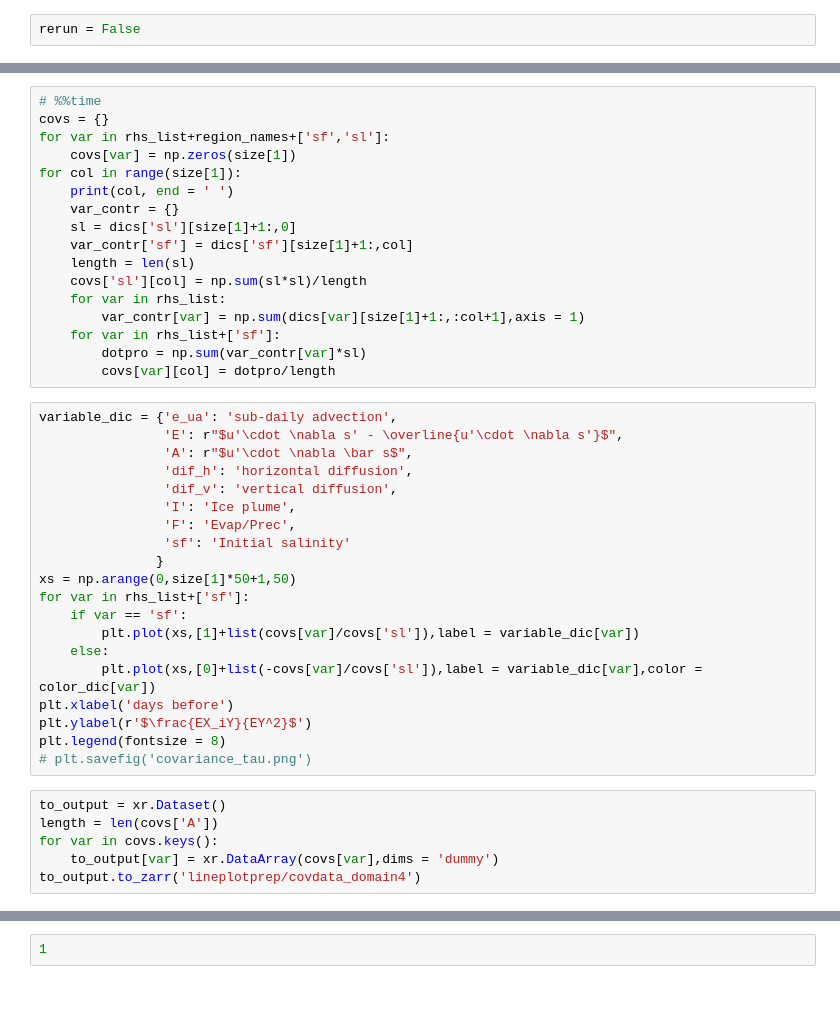
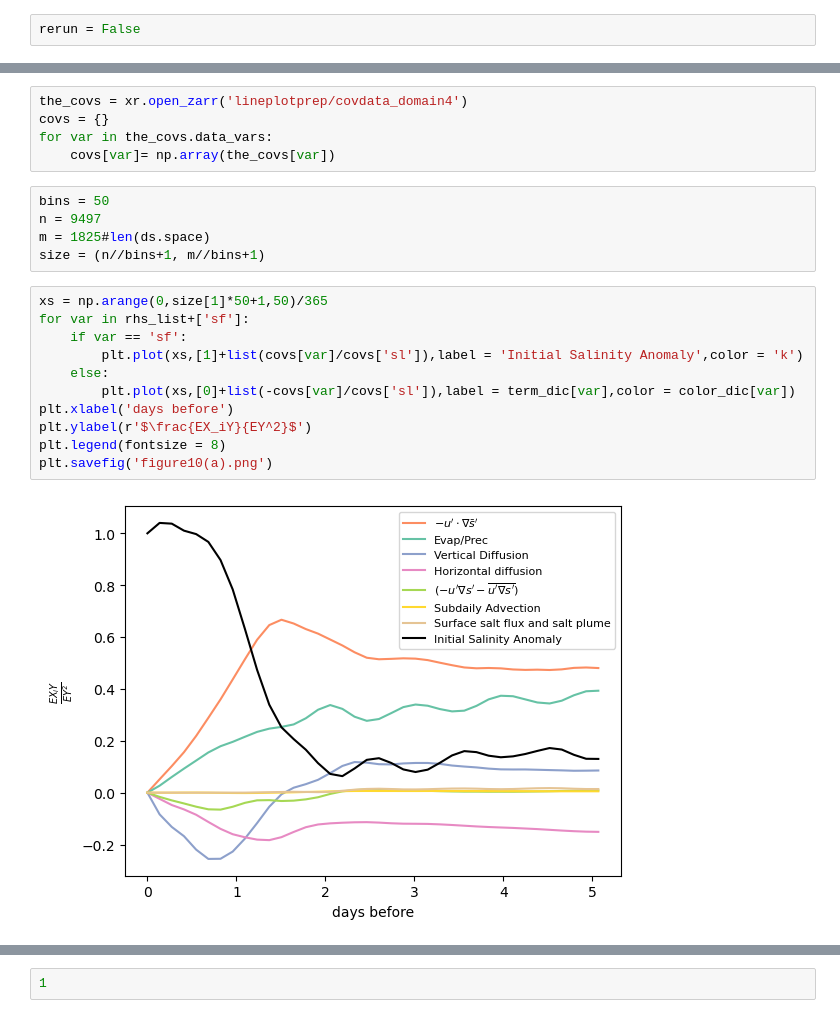
Before and after one commit to MaceKuailv/lagrangian_budget_plot, a Jupyter notebook: covariance.ipynb, the cells around one changed output, grey strips where cells are left out. Saved outputs shown, nothing was run; the diff lists cells and outputs as text.

Commit message:
just waiting for covariance_domain_all

```diff
--- a/covariance.ipynb
+++ b/covariance.ipynb
@@ -100,44 +117,24 @@ for start in range(0,n,bins):
-# %%
-# %%time
-covs = {}
-for var in rhs_list+region_names+['sf','sl']:
-    covs[var] = np.zeros(size[1])
-for col in range(size[1]):
-    print(col, end = ' ')
-    var_contr = {}
-    sl = dics['sl'][size[1]+1:,0]
-    var_contr['sf'] = dics['sf'][size[1]+1:,col]
-    length = len(sl)
-    covs['sl'][col] = np.sum(sl*sl)/length
-    for var in rhs_list:
-        var_contr[var] = np.sum(dics[var][size[1]+1:,:col+1],axis = 1)
-    for var in rhs_list+['sf']:
-        dotpro = np.sum(var_contr[var]*sl)
-        covs[var][col] = dotpro/length
+# %%
+the_covs = xr.open_zarr('lineplotprep/covdata_domain4')
+covs = {}
+for var in the_covs.data_vars:
+    covs[var]= np.array(the_covs[var])
+# %%
+bins = 50
+n = 9497
+m = 1825#len(ds.space)
+size = (n//bins+1, m//bins+1)
 # %%
-variable_dic = {'e_ua': 'sub-daily advection',
-                'E': r"$u'\cdot \nabla s' - \overline{u'\cdot \nabla s'}$",
-                'A': r"$u'\cdot \nabla \bar s$",
-                'dif_h': 'horizontal diffusion',
-                'dif_v': 'vertical diffusion',
-                'I': 'Ice plume',
-                'F': 'Evap/Prec',
-                'sf': 'Initial salinity'
-               }
-xs = np.arange(0,size[1]*50+1,50)
+xs = np.arange(0,size[1]*50+1,50)/365
 for var in rhs_list+['sf']:
     if var == 'sf':
-        plt.plot(xs,[1]+list(covs[var]/covs['sl']),label = variable_dic[var])
+        plt.plot(xs,[1]+list(covs[var]/covs['sl']),label = 'Initial Salinity Anomaly',color = 'k')
     else:
-        plt.plot(xs,[0]+list(-covs[var]/covs['sl']),label = variable_dic[var],color = color_dic[var])
+        plt.plot(xs,[0]+list(-covs[var]/covs['sl']),label = term_dic[var],color = color_dic[var])
 plt.xlabel('days before')
 plt.ylabel(r'$\frac{EX_iY}{EY^2}$')
 plt.legend(fontsize = 8)
-# plt.savefig('covariance_tau.png')
+plt.savefig('figure10(a).png')
+# %% [output]
+[figure, added]
-# %%
-to_output = xr.Dataset()
-length = len(covs['A'])
-for var in covs.keys():
-    to_output[var] = xr.DataArray(covs[var],dims = 'dummy')
-to_output.to_zarr('lineplotprep/covdata_domain4')
 # %%
```
Also changed, not shown: parts of 9 cells of this notebook, 4 other files.
